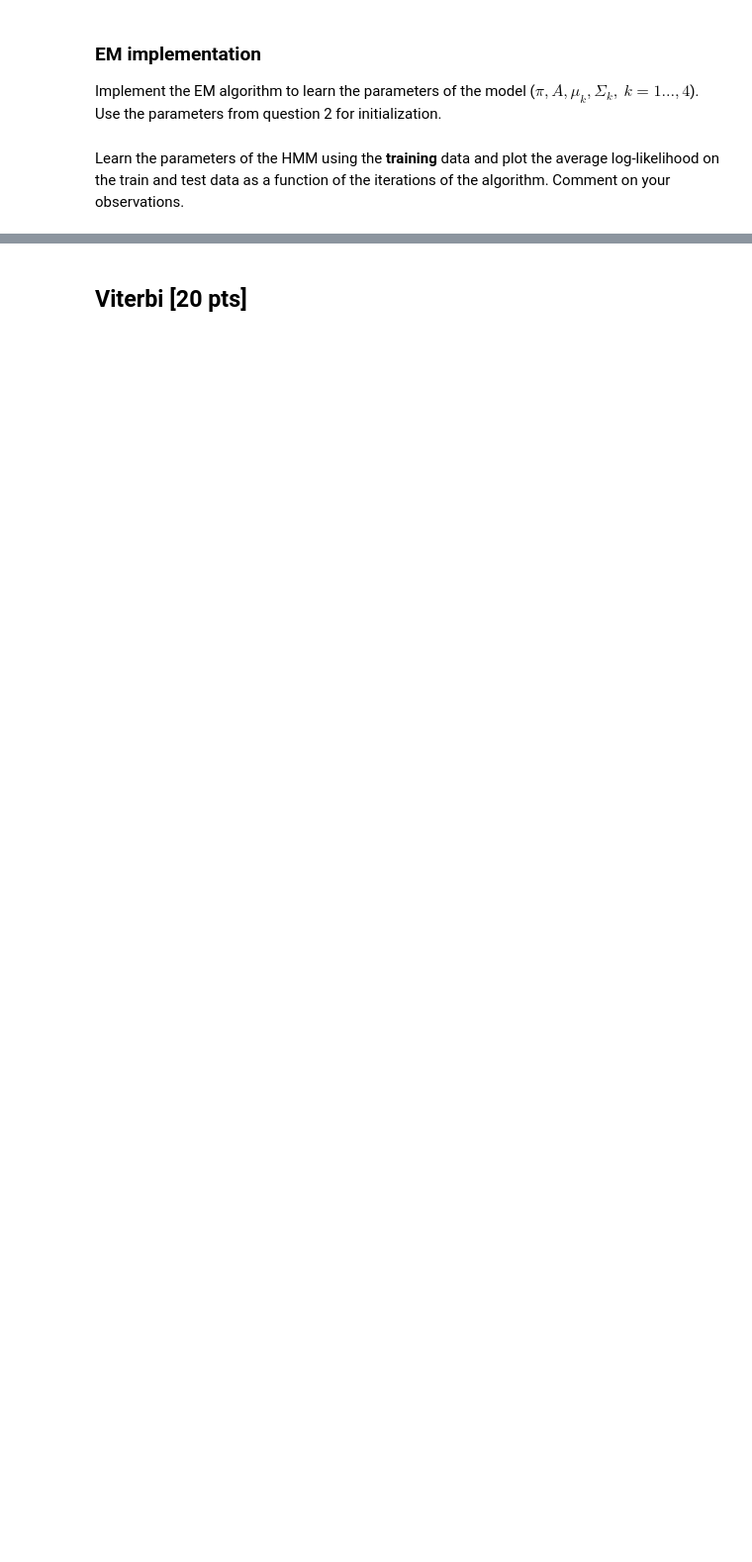
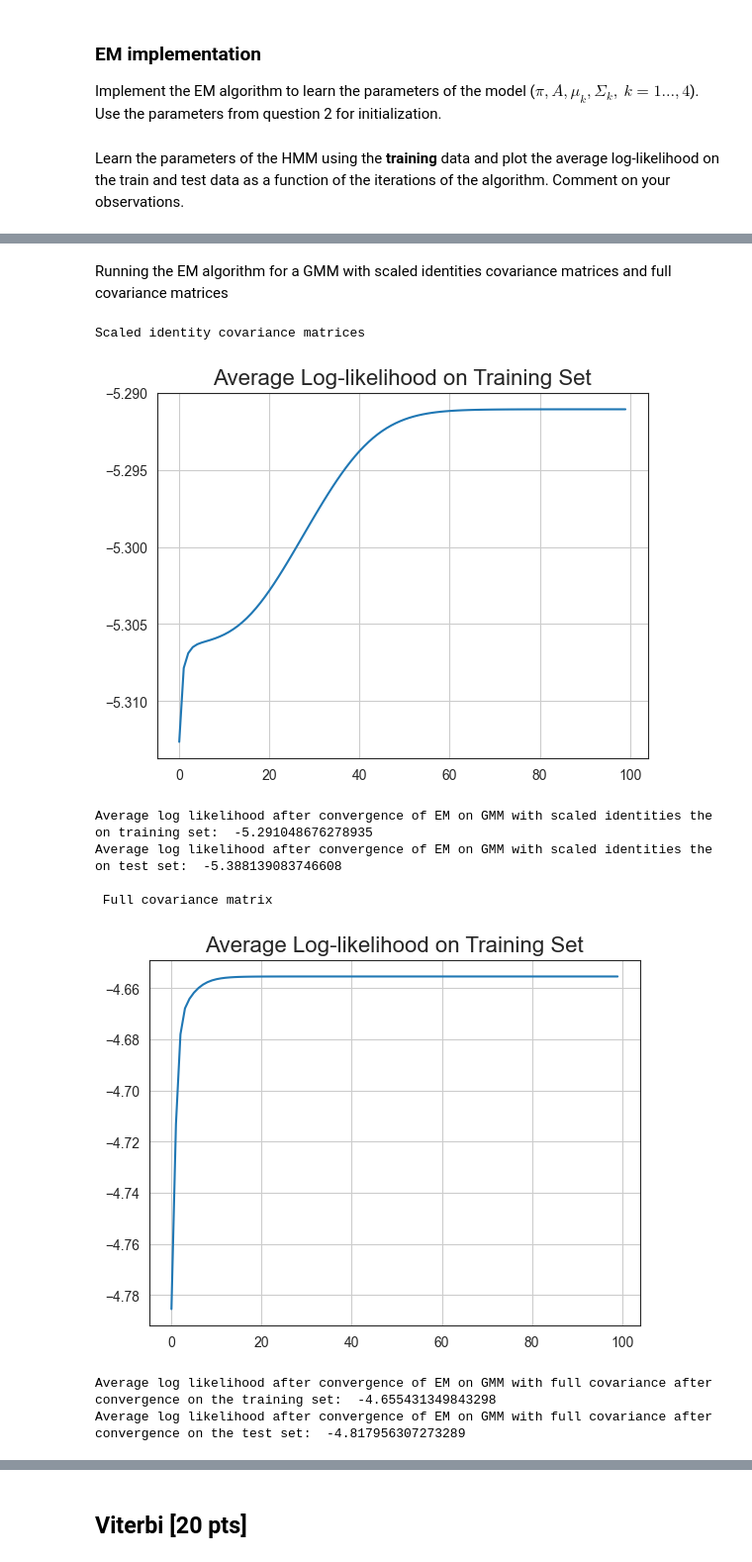
Before and after one commit to Gregb26/IFT-6269-Greg, a Jupyter notebook: Homework 4/Hw4_Code.ipynb, the cells around one changed output, grey strips where cells are left out. Shown at 99% size. Saved outputs shown, nothing was run; the diff lists cells and outputs as text; code cells hidden in the pictures; blank space fills up the shorter version.

```diff
--- a/Homework 4/Hw4_Code.ipynb
+++ b/Homework 4/Hw4_Code.ipynb
@@ -31,18 +31,17 @@ This exercise has several implementation objectives:
 
 **Important**: Your are allowed to use functions **only** from the libraries imported here (`numpy` and `matplotlib`). In particular (but not limited to), you are **not allowed** to import functions from `scipy`.
 # %%
-!wget http://www.iro.umontreal.ca/~slacoste/teaching/ift6269/A20/notes/hwk3data.zip
-!unzip hwk3data.zip
-
 import numpy as np
 np.random.seed(0)
 import matplotlib.pyplot as plt
 import seaborn as sns
+import warnings
+warnings.filterwarnings('ignore')
 
 sns.set_style("white")
 
-X_train = np.loadtxt("/content/hwk3data/EMGaussian.train")
-X_test = np.loadtxt("/content/hwk3data/EMGaussian.test")
+X_train = np.loadtxt("hwk3data/EMGaussian.train")
+X_test = np.loadtxt("hwk3data/EMGaussian.test")
 # %% [markdown]
 ## Playground
 
@@ -440,3 +826,33 @@ plt.show()
+# %% [markdown]
+Running the EM algorithm for a GMM with scaled identities covariance matrices and full covariance matrices
+# %%
+print('Scaled identity covariance matrices')
+
+GMM1 = GaussianMixture(X_train, K=4, use_full_cov=False)
+_, avg_llike_train = GMM1[3](X_train)
+_, avg_llike_test = GMM1[3](X_test)
+
+print('Average log likelihood after convergence of EM on GMM with scaled identities the on training set: ',avg_llike_train)
+print('Average log likelihood after convergence of EM on GMM with scaled identities the on test set: ',avg_llike_test)
+
+print('\n Full covariance matrix')
+
+GMM2 = GaussianMixture(X_train, K=4, use_full_cov=True)
+_, avg_llike_train = GMM2[3](X_train)
+_, avg_llike_test = GMM2[3](X_test)
+
+print('Average log likelihood after convergence of EM on GMM with full covariance after convergence on the training set: ',avg_llike_train)
+print('Average log likelihood after convergence of EM on GMM with full covariance after convergence on the test set: ',avg_llike_test)
+# %% [output]
+Scaled identity covariance matrices
+[figure, added]
+Average log likelihood after convergence of EM on GMM with scaled identities the on training set:  -5.291048676278935
+Average log likelihood after convergence of EM on GMM with scaled identities the on test set:  -5.388139083746608
+
+ Full covariance matrix
+[figure, added]
+Average log likelihood after convergence of EM on GMM with full covariance after convergence on the training set:  -4.655431349843298
+Average log likelihood after convergence of EM on GMM with full covariance after convergence on the test set:  -4.817956307273289
 # %% [markdown]
 Complete the following table with the values of the average log-likelihood for the Gaussian mixture models (with a) scaled identities and b) full covariances) and of the HMM on the train and on the test data.
 
```
Also changed, not shown: parts of 21 cells of this notebook, 5 other files.
